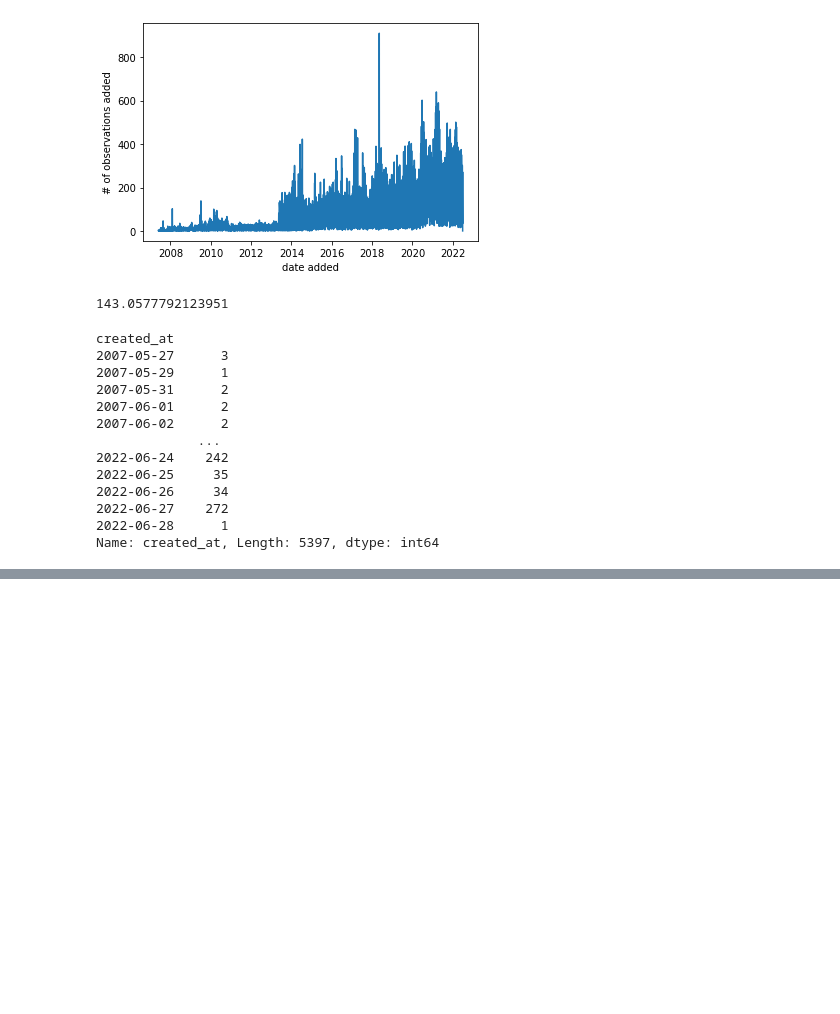
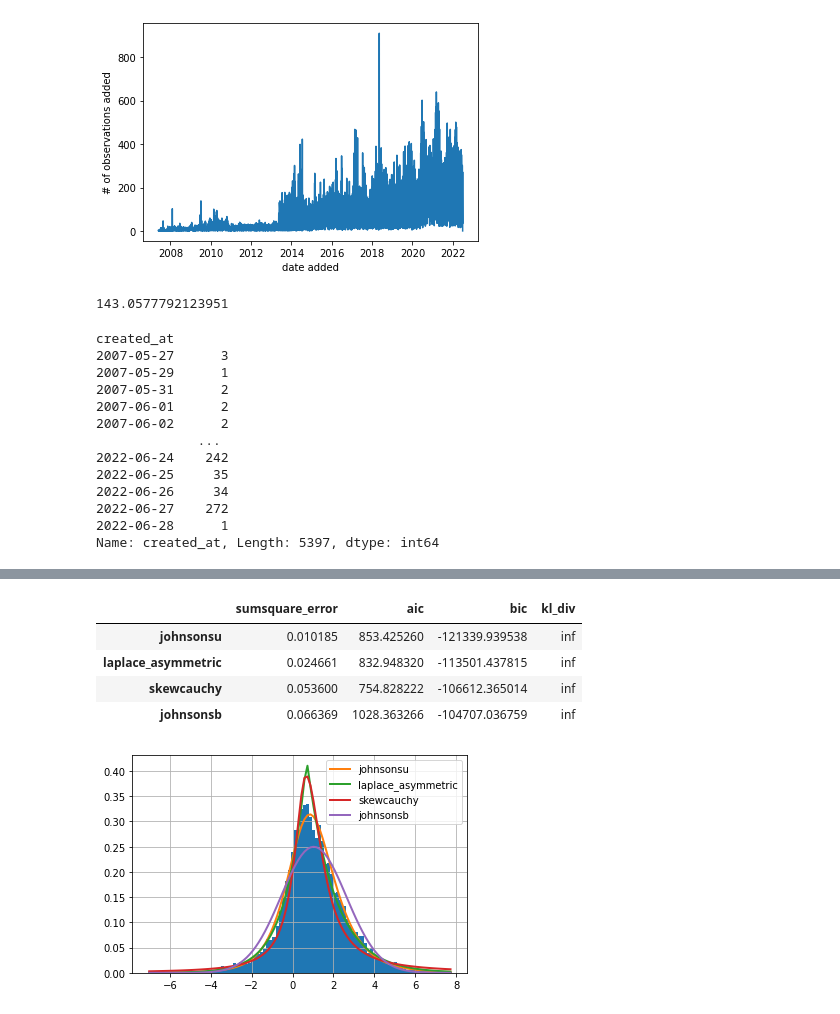
Before and after one commit to technometrics-lab/17-Venture-Capital-Risk-and-Return, a Jupyter notebook: src/notebooks/stylized_facts.ipynb, the cells around one changed output, grey strips where cells are left out. Cells and saved outputs as stored; diff of their text form; code cells hidden in the pictures; blank space fills up the shorter version.

```diff
--- a/src/notebooks/stylized_facts.ipynb
+++ b/src/notebooks/stylized_facts.ipynb
@@ -478,0 +507,14 @@ returns.to_csv('../../data/data_nopred.csv', index=False)
+# %%
+rets = pd.read_csv('../../data/data.csv', low_memory=False).return_usd.dropna()
+log_rets = np.log(rets)
+# %%
+f = Fitter(log_rets, distributions=['johnsonsu', 'johnsonsb', 'laplace_asymmetric', 'skewcauchy'])
+f.fit()
+f.summary()
+# %% [output]
+|  | sumsquare_error | aic | bic | kl_div |
+| johnsonsu | 0.010185 | 853.425260 | -121339.939538 | inf |
+| laplace_asymmetric | 0.024661 | 832.948320 | -113501.437815 | inf |
+| skewcauchy | 0.053600 | 754.828222 | -106612.365014 | inf |
+| johnsonsb | 0.066369 | 1028.363266 | -104707.036759 | inf |
+[figure, added]
```
Also changed, not shown: parts of 9 cells of this notebook, 8 other files.
